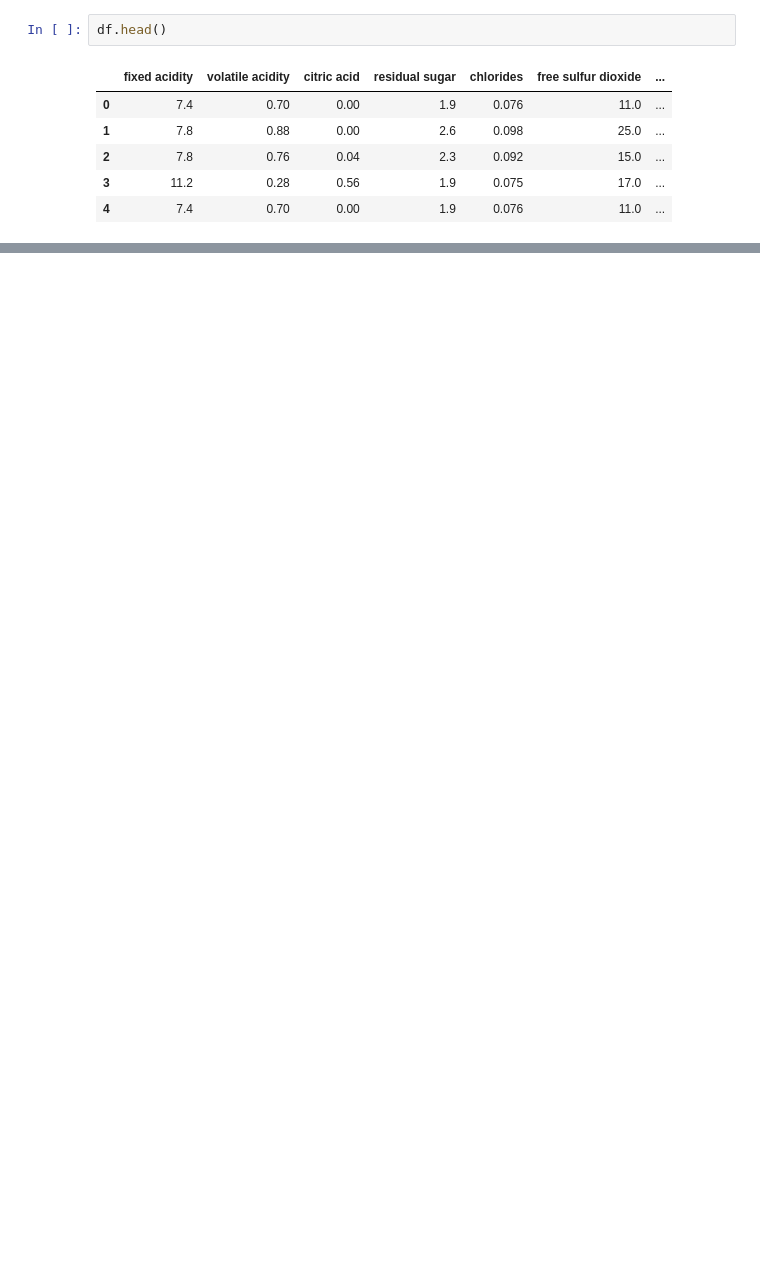
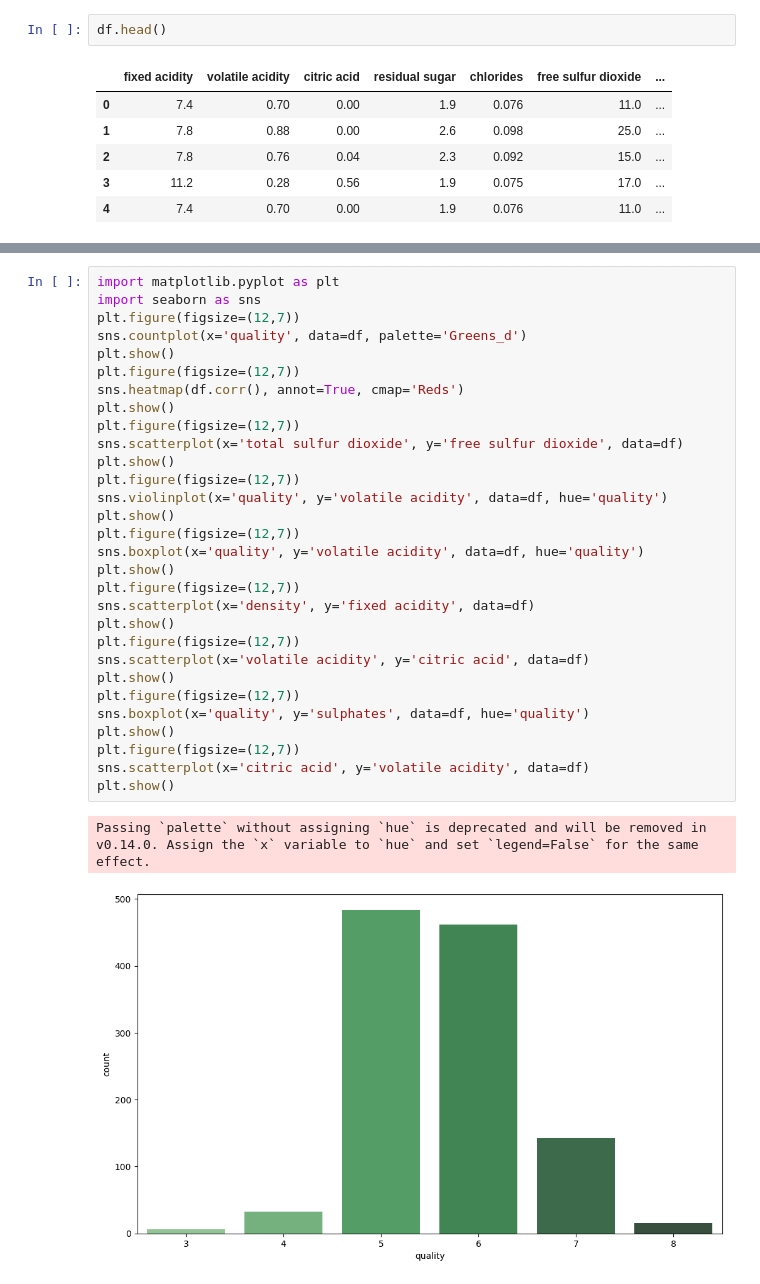
Before and after one commit to Roberto-Teigeiro/ML-No-Framework, a Jupyter notebook: Regression_NoFramework.ipynb, the cells around one changed output, grey strips where cells are left out. Drawn from its saved outputs; the diff is of its cells as text; blank space fills up the shorter version.

```diff
--- a/Regression_NoFramework.ipynb
+++ b/Regression_NoFramework.ipynb
@@ -45,0 +51,33 @@ SyntaxError: incomplete input (ipython-input-90005573.py, line 8)
+# %%
+import matplotlib.pyplot as plt
+import seaborn as sns
+plt.figure(figsize=(12,7))
+sns.countplot(x='quality', data=df, palette='Greens_d')
+plt.show()
+plt.figure(figsize=(12,7))
+sns.heatmap(df.corr(), annot=True, cmap='Reds')
+plt.show()
+plt.figure(figsize=(12,7))
+sns.scatterplot(x='total sulfur dioxide', y='free sulfur dioxide', data=df)
+plt.show()
+plt.figure(figsize=(12,7))
+sns.violinplot(x='quality', y='volatile acidity', data=df, hue='quality')
+plt.show()
+plt.figure(figsize=(12,7))
+sns.boxplot(x='quality', y='volatile acidity', data=df, hue='quality')
+plt.show()
+plt.figure(figsize=(12,7))
+sns.scatterplot(x='density', y='fixed acidity', data=df)
+plt.show()
+plt.figure(figsize=(12,7))
+sns.scatterplot(x='volatile acidity', y='citric acid', data=df)
+plt.show()
+plt.figure(figsize=(12,7))
+sns.boxplot(x='quality', y='sulphates', data=df, hue='quality')
+plt.show()
+plt.figure(figsize=(12,7))
+sns.scatterplot(x='citric acid', y='volatile acidity', data=df)
+plt.show()
+# %% [output]
+Passing `palette` without assigning `hue` is deprecated and will be removed in v0.14.0. Assign the `x` variable to `hue` and set `legend=False` for the same effect.
+[figure, added]
```
Also changed, not shown: parts of 10 cells of this notebook.
